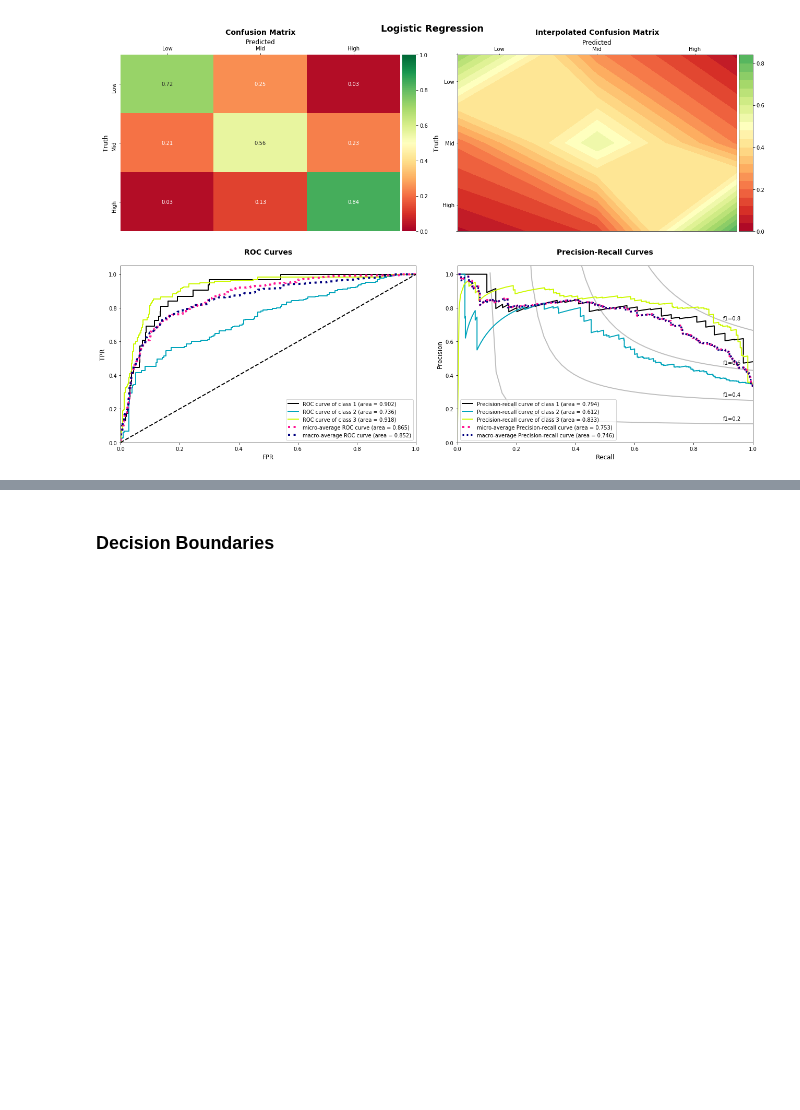
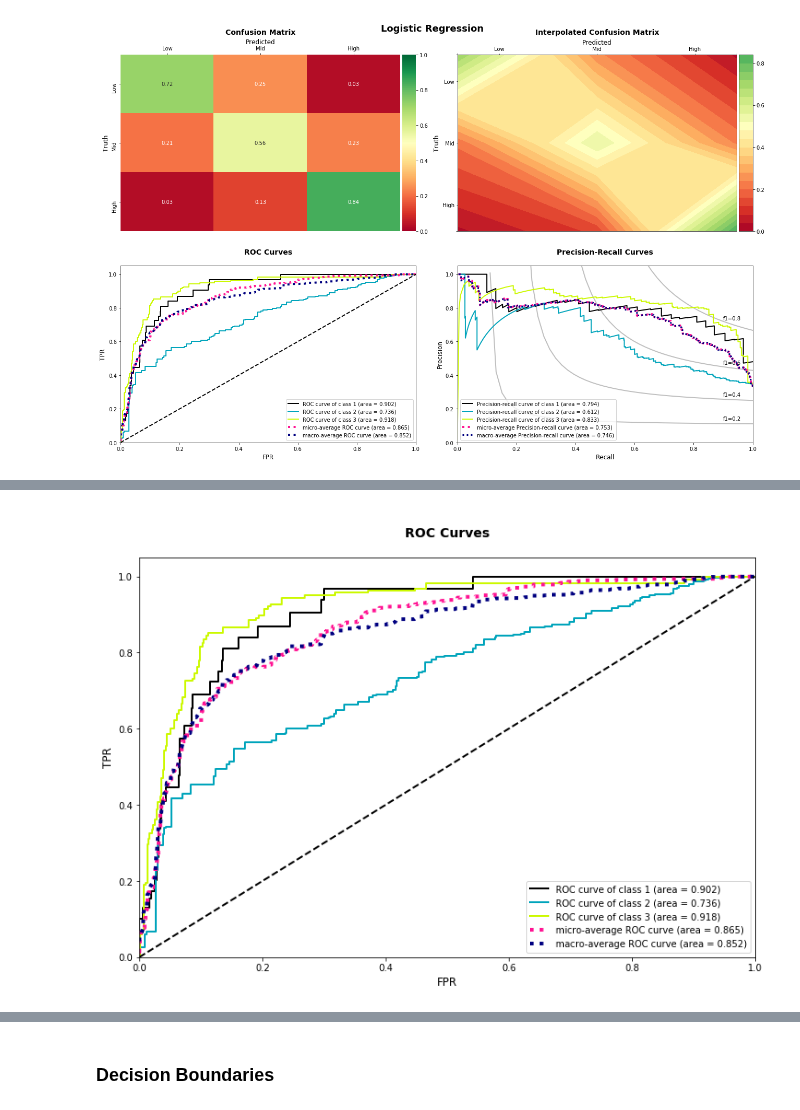
Before and after one commit to cneiderer/Class_Projects, a Jupyter notebook: Project3/Project3_RedSubset__SVM_NB_KNN.ipynb, the cells around one changed output, grey strips where cells are left out. Cells and saved outputs as stored; diff of their text form; code cells hidden in the pictures; blank space fills up the shorter version.

```diff
--- a/Project3/Project3_RedSubset__SVM_NB_KNN.ipynb
+++ b/Project3/Project3_RedSubset__SVM_NB_KNN.ipynb
@@ -769,0 +848,5 @@ fig.tight_layout()
+# %%
+fig, axes = plt.subplots(figsize=(12, 8))
+roc_ax = plot_roc_curves(y_test, pipe3_probas, ax=axes)
+# %% [output]
+[figure, added]
```
Also changed, not shown: parts of 30 cells of this notebook, 25 other files.
